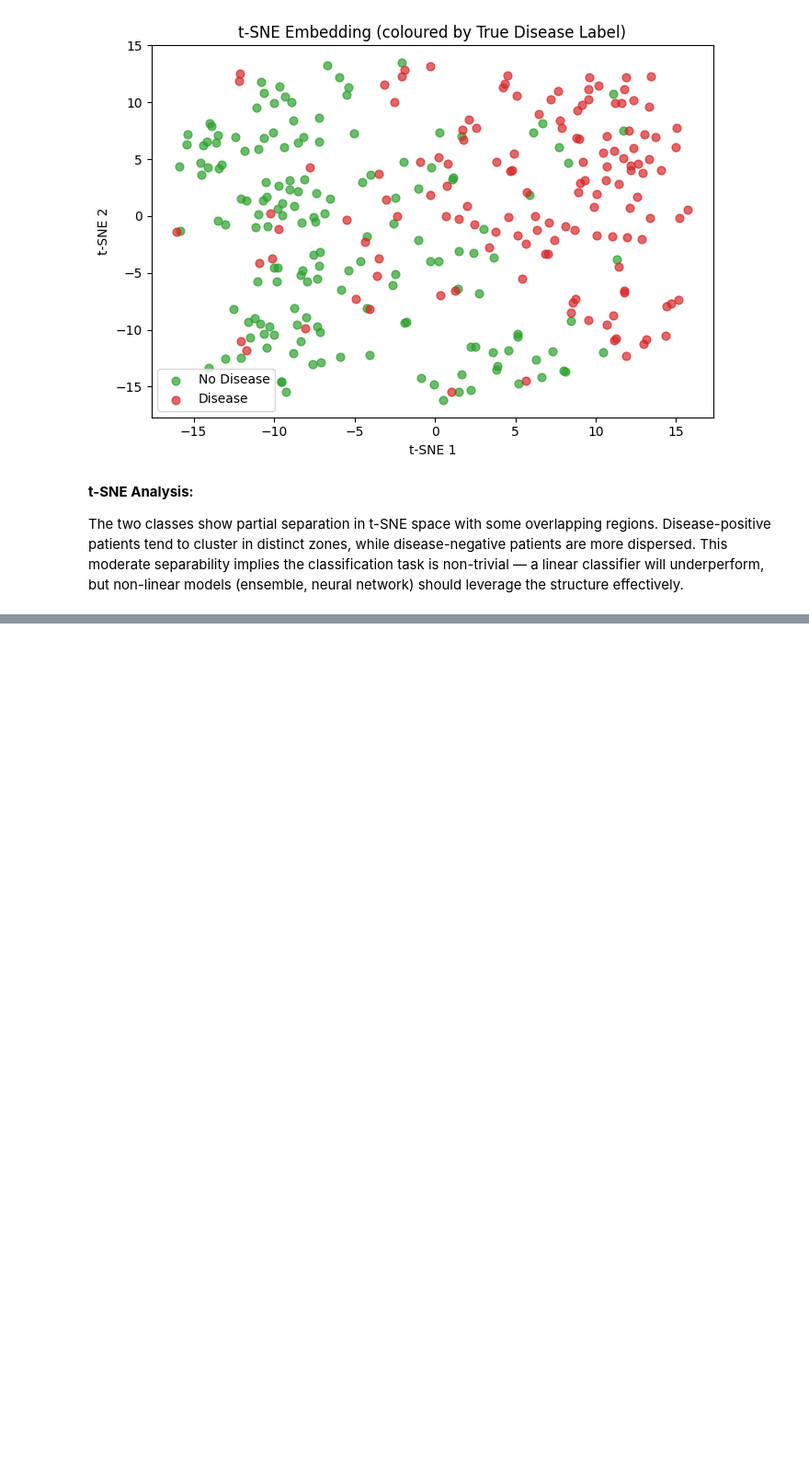
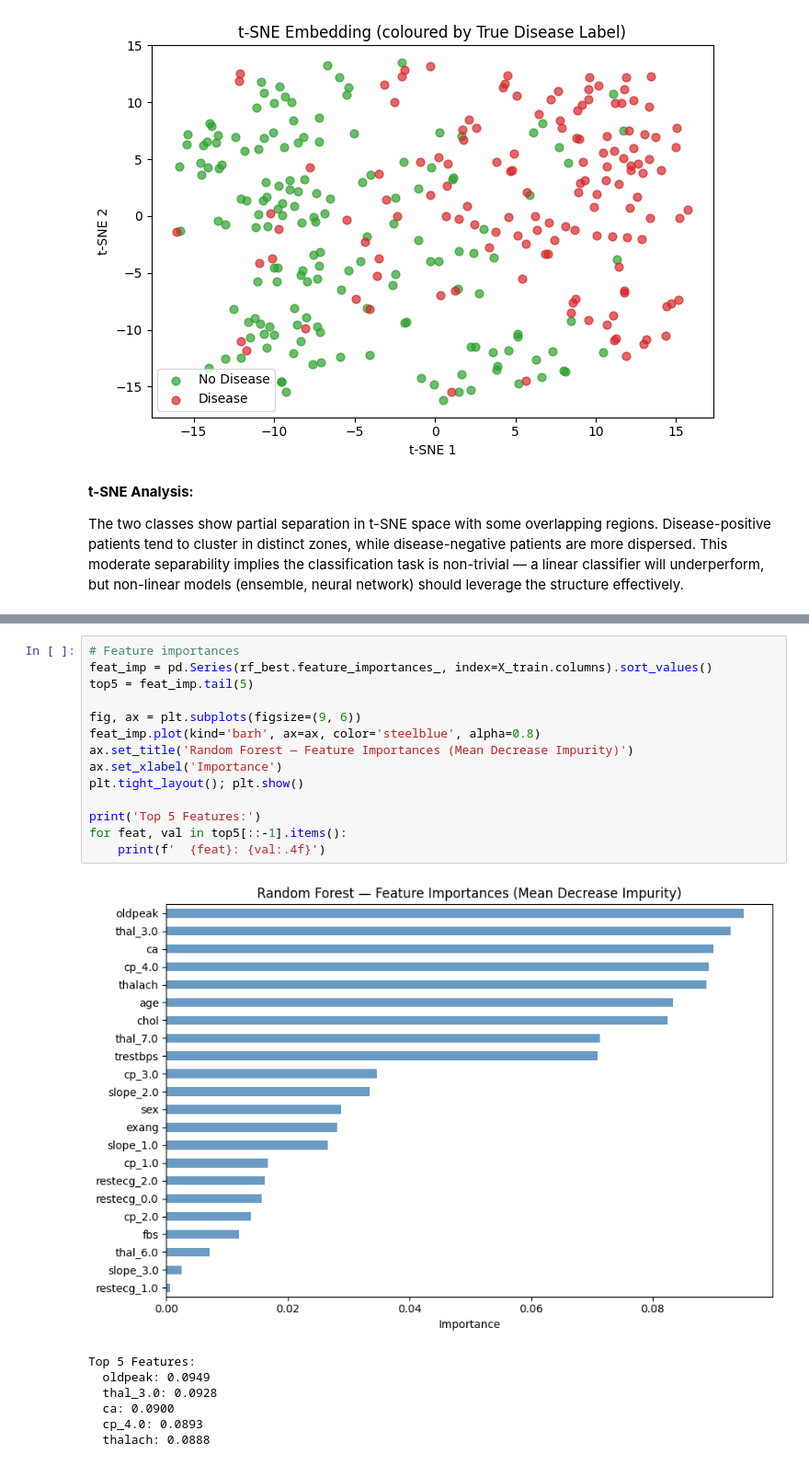
Before and after one commit to Ishmal-fa/cardioai-heart-disease-ml-pipeline, a Jupyter notebook: heart_disease_ml_pipeline.ipynb, the cells around one changed output, grey strips where cells are left out. Shown at 92% size. Saved outputs shown, nothing was run; the diff lists cells and outputs as text; blank space fills up the shorter version.

```diff
--- a/heart_disease_ml_pipeline.ipynb
+++ b/heart_disease_ml_pipeline.ipynb
@@ -420,0 +501,22 @@ task is non-trivial — a linear classifier will underperform, but non-linear mo
+# %%
+# Feature importances
+feat_imp = pd.Series(rf_best.feature_importances_, index=X_train.columns).sort_values()
+top5 = feat_imp.tail(5)
+
+fig, ax = plt.subplots(figsize=(9, 6))
+feat_imp.plot(kind='barh', ax=ax, color='steelblue', alpha=0.8)
+ax.set_title('Random Forest — Feature Importances (Mean Decrease Impurity)')
+ax.set_xlabel('Importance')
+plt.tight_layout(); plt.show()
+
+print('Top 5 Features:')
+for feat, val in top5[::-1].items():
+    print(f'  {feat}: {val:.4f}')
+# %% [output]
+[figure, added]
+Top 5 Features:
+  oldpeak: 0.0949
+  thal_3.0: 0.0928
+  ca: 0.0900
+  cp_4.0: 0.0893
+  thalach: 0.0888
```
Also changed, not shown: parts of 10 cells of this notebook.
